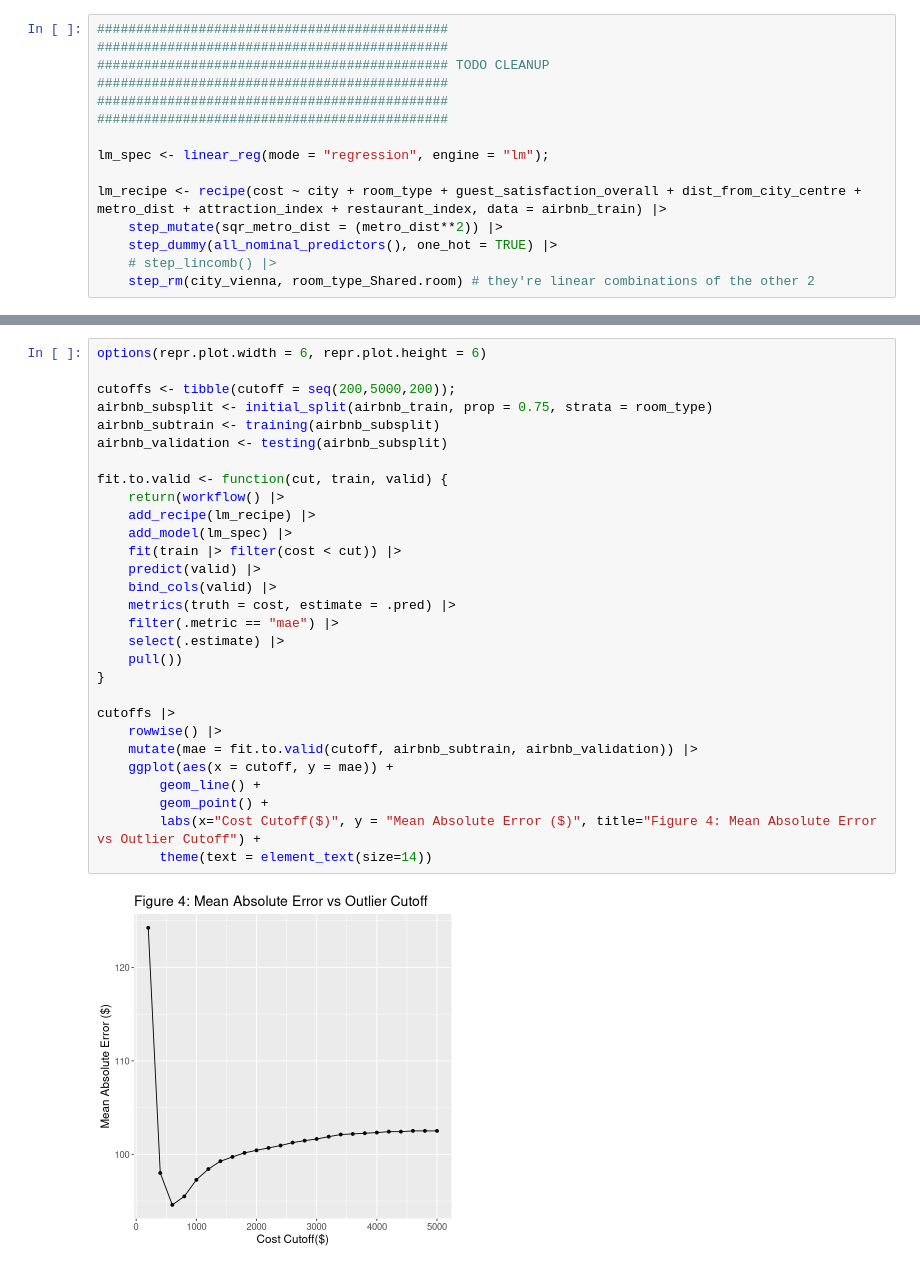
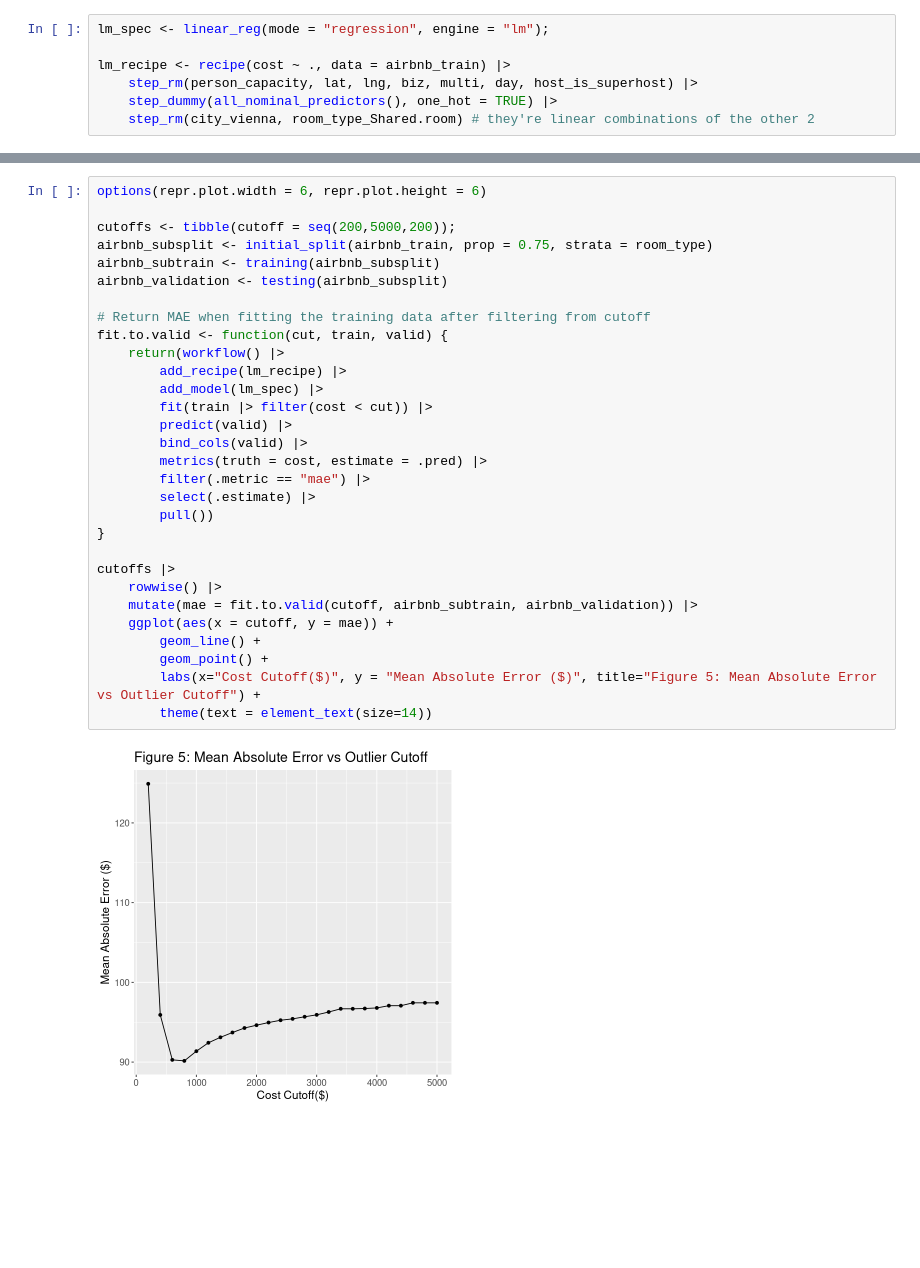
Before and after one commit to Z0rb14n/DSCI-100-Project, a Jupyter notebook: FinalReport.ipynb, the cells around one changed output, grey strips where cells are left out. Drawn from its saved outputs; the diff is of its cells as text; blank space fills up the shorter version.

```diff
--- a/FinalReport.ipynb
+++ b/FinalReport.ipynb
@@ -237,13 +211,8 @@ Next, we define the recipe and the linear regression model as previously specifi
 # %%
-#############################################              #############################################
-############################################# TODO CLEANUP #############################################
-#############################################              #############################################
-
 lm_spec <- linear_reg(mode = "regression", engine = "lm");
 
-lm_recipe <- recipe(cost ~ city + room_type + guest_satisfaction_overall + dist_from_city_centre + metro_dist + attraction_index + restaurant_index, data = airbnb_train) |>
-    step_mutate(sqr_metro_dist = (metro_dist**2)) |>
+lm_recipe <- recipe(cost ~ ., data = airbnb_train) |>
+    step_rm(person_capacity, lat, lng, biz, multi, day, host_is_superhost) |>
     step_dummy(all_nominal_predictors(), one_hot = TRUE) |>
-    # step_lincomb() |>
     step_rm(city_vienna, room_type_Shared.room) # they're linear combinations of the other 2
 # %% [markdown]
@@ -255,32 +222,33 @@ Now, we return to the choice of cutoff for outliers. We split the training set f
 # %%
 options(repr.plot.width = 6, repr.plot.height = 6)
 
 cutoffs <- tibble(cutoff = seq(200,5000,200));
 airbnb_subsplit <- initial_split(airbnb_train, prop = 0.75, strata = room_type)
 airbnb_subtrain <- training(airbnb_subsplit)
 airbnb_validation <- testing(airbnb_subsplit)
 
+# Return MAE when fitting the training data after filtering from cutoff
 fit.to.valid <- function(cut, train, valid) {
     return(workflow() |>
-    add_recipe(lm_recipe) |>
-    add_model(lm_spec) |>
-    fit(train |> filter(cost < cut)) |>
-    predict(valid) |>
-    bind_cols(valid) |>
-    metrics(truth = cost, estimate = .pred) |>
-    filter(.metric == "mae") |>
-    select(.estimate) |>
-    pull())
+        add_recipe(lm_recipe) |>
+        add_model(lm_spec) |>
+        fit(train |> filter(cost < cut)) |>
+        predict(valid) |>
+        bind_cols(valid) |>
+        metrics(truth = cost, estimate = .pred) |>
+        filter(.metric == "mae") |>
+        select(.estimate) |>
+        pull())
 }
 
 cutoffs |>
     rowwise() |>
     mutate(mae = fit.to.valid(cutoff, airbnb_subtrain, airbnb_validation)) |>
     ggplot(aes(x = cutoff, y = mae)) +
         geom_line() +
         geom_point() +
-        labs(x="Cost Cutoff($)", y = "Mean Absolute Error ($)", title="Figure 4: Mean Absolute Error vs Outlier Cutoff") +
+        labs(x="Cost Cutoff($)", y = "Mean Absolute Error ($)", title="Figure 5: Mean Absolute Error vs Outlier Cutoff") +
         theme(text = element_text(size=14))
 # %% [output]
-[figure, old version]
+[figure, new version]
 # %% [markdown]
```
Also changed, not shown: parts of 25 cells of this notebook.
